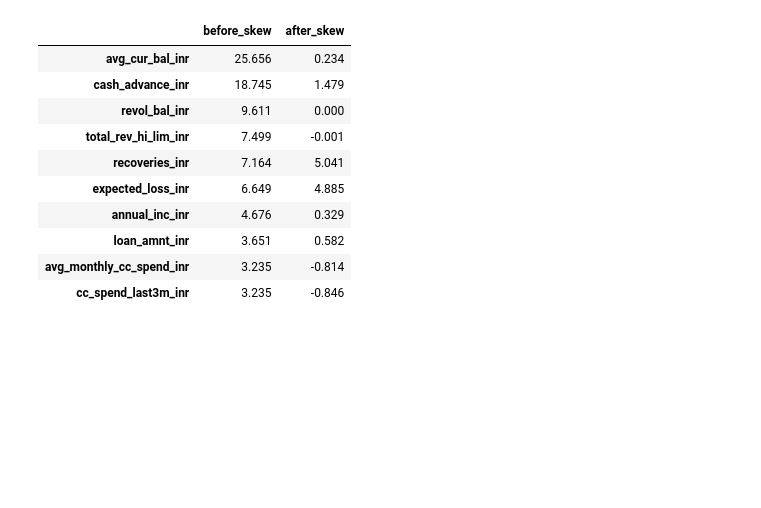
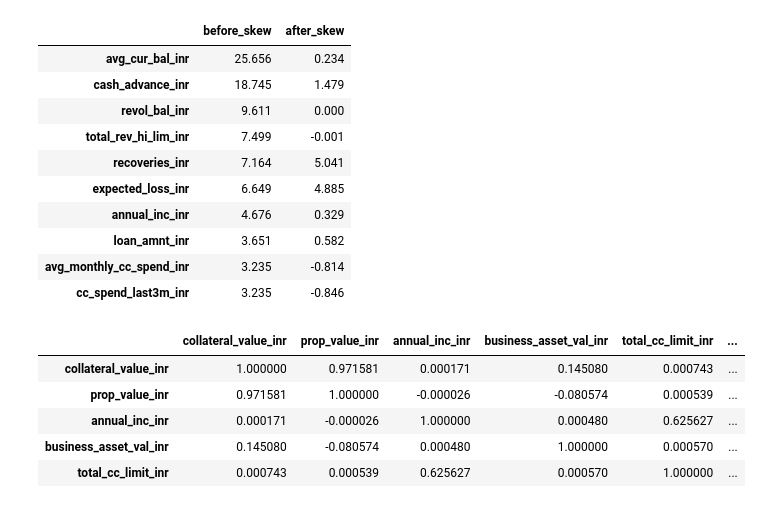
Before and after one commit to narendrajethi220/Credit-Risk-Analytics-NPA-Prediction, a Jupyter notebook: notebook/03_eda.ipynb, the cells around one changed output. Saved outputs shown, nothing was run; the diff lists cells and outputs as text; code cells hidden in the pictures; blank space fills up the shorter version.

```diff
--- a/notebook/03_eda.ipynb
+++ b/notebook/03_eda.ipynb
@@ -272,0 +279,10 @@ comparison
+# %%
+corr_matrix=df[top20].corr(method='pearson')
+corr_matrix.head()
+# %% [output]
+|  | collateral_value_inr | prop_value_inr | annual_inc_inr | business_asset_val_inr | total_cc_limit_inr | ... |
+| collateral_value_inr | 1.000000 | 0.971581 | 0.000171 | 0.145080 | 0.000743 | ... |
+| prop_value_inr | 0.971581 | 1.000000 | -0.000026 | -0.080574 | 0.000539 | ... |
+| annual_inc_inr | 0.000171 | -0.000026 | 1.000000 | 0.000480 | 0.625627 | ... |
+| business_asset_val_inr | 0.145080 | -0.080574 | 0.000480 | 1.000000 | 0.000570 | ... |
+| total_cc_limit_inr | 0.000743 | 0.000539 | 0.625627 | 0.000570 | 1.000000 | ... |
```
Also changed, not shown: parts of 5 cells of this notebook, 2 other files.
